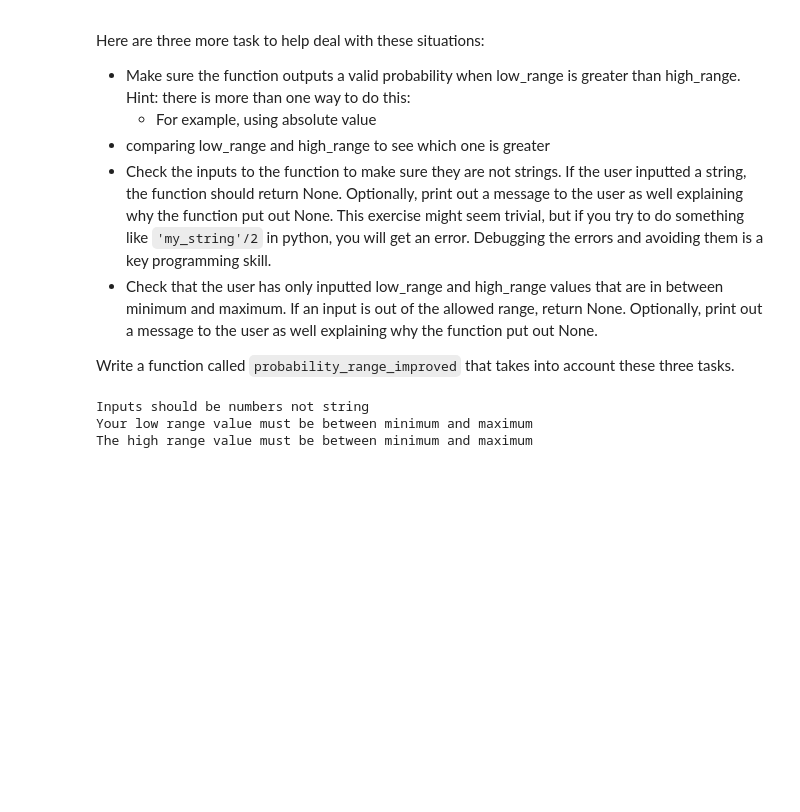
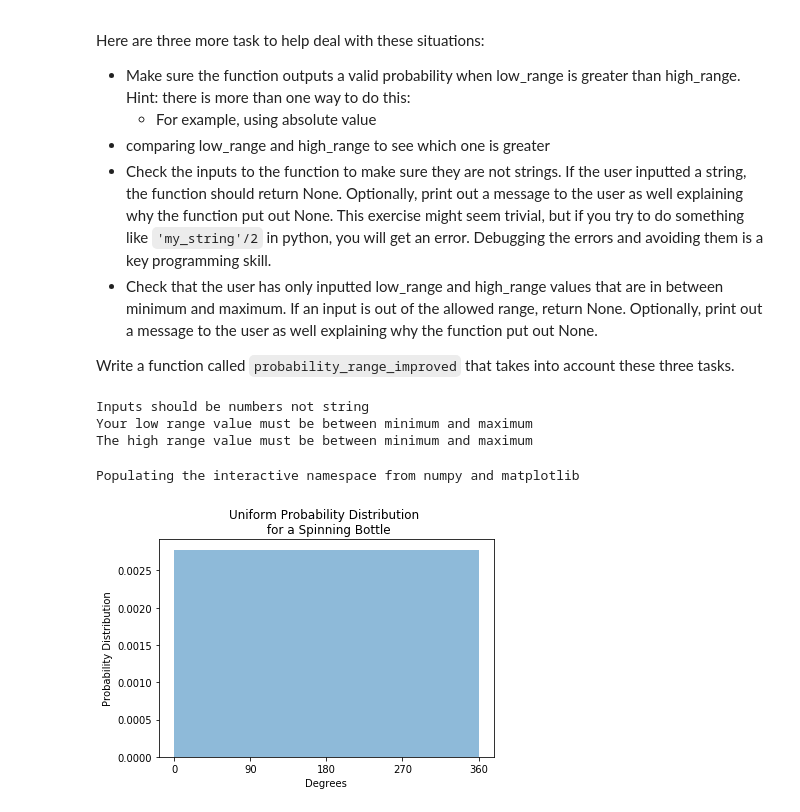
Before and after one commit to vincefav/bayes, a Jupyter notebook: Probability.ipynb, the cells around one changed output. Drawn from its saved outputs; the diff is of its cells as text; code cells hidden in the pictures; blank space fills up the shorter version.

Commit message:
feat: Add discrete probability distribution viz

```diff
--- a/Probability.ipynb
+++ b/Probability.ipynb
@@ -155,3 +155,29 @@ assert "{0:.2f}".format(probability_range_improved(700, 25, 5, 800)) == '0.85'
 Inputs should be numbers not string
 Your low range value must be between minimum and maximum
 The high range value must be between minimum and maximum
+# %%
+import matplotlib.pyplot as plt
+import matplotlib.ticker as plticker
+import numpy as np
+%pylab inline
+
+def plot_uniform(x_minimum, x_maximum, tick_interval):
+
+    # TODO: Using x_maximum and x_minimum, calculate the height of the
+    # rectangle that represents the uniform probability distribution
+    # Recall that the rectangle area should be 1 for a uniform continuous
+    # distribution
+    x = range(x_minimum, x_maximum + 1)
+    y = 1/(x_maximum - x_minimum)
+
+    plt.bar(x_minimum, y, bottom=0, width= (x_maximum - x_minimum), align='edge', alpha=0.5)
+    plt.xlabel('Degrees')
+    plt.ylabel('Probability Distribution')
+    plt.title('Uniform Probability Distribution \n for a Spinning Bottle')
+    plt.xticks(np.arange(min(x), max(x)+1, .25*x_maximum//tick_interval))
+    plt.show()
+
+plot_uniform(0, 360, 1)
+# %% [output]
+Populating the interactive namespace from numpy and matplotlib
+[figure, added]
```
Also changed, not shown: parts of 5 cells of this notebook.
